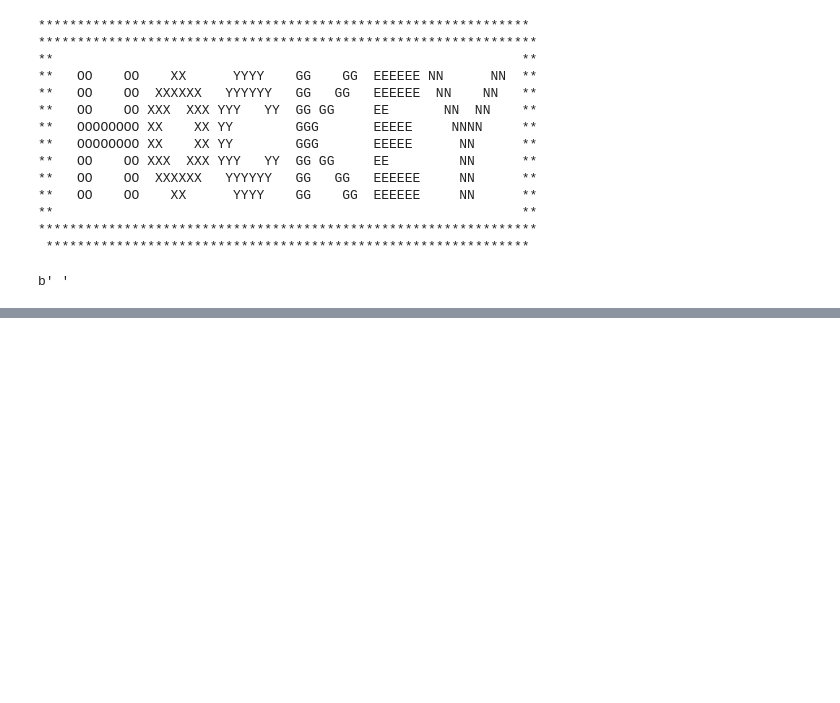
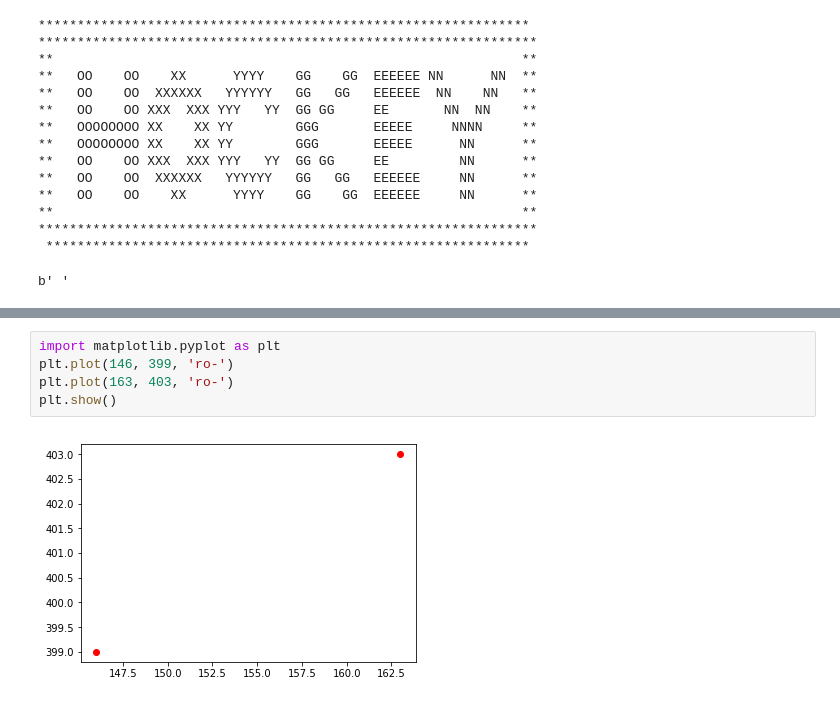
Before and after one commit to wwkb123/Python_And_MachineLearning_practice, a Jupyter notebook: pyplayground.ipynb, the cells around one changed output, grey strips where cells are left out. Drawn from its saved outputs; the diff is of its cells as text; blank space fills up the shorter version.

```diff
--- a/pyplayground.ipynb
+++ b/pyplayground.ipynb
@@ -757,0 +777,7 @@ b' '
+# %%
+import matplotlib.pyplot as plt
+plt.plot(146, 399, 'ro-')
+plt.plot(163, 403, 'ro-')
+plt.show()
+# %% [output]
+[figure, added]
```
Also changed, not shown: parts of 3 cells of this notebook.
